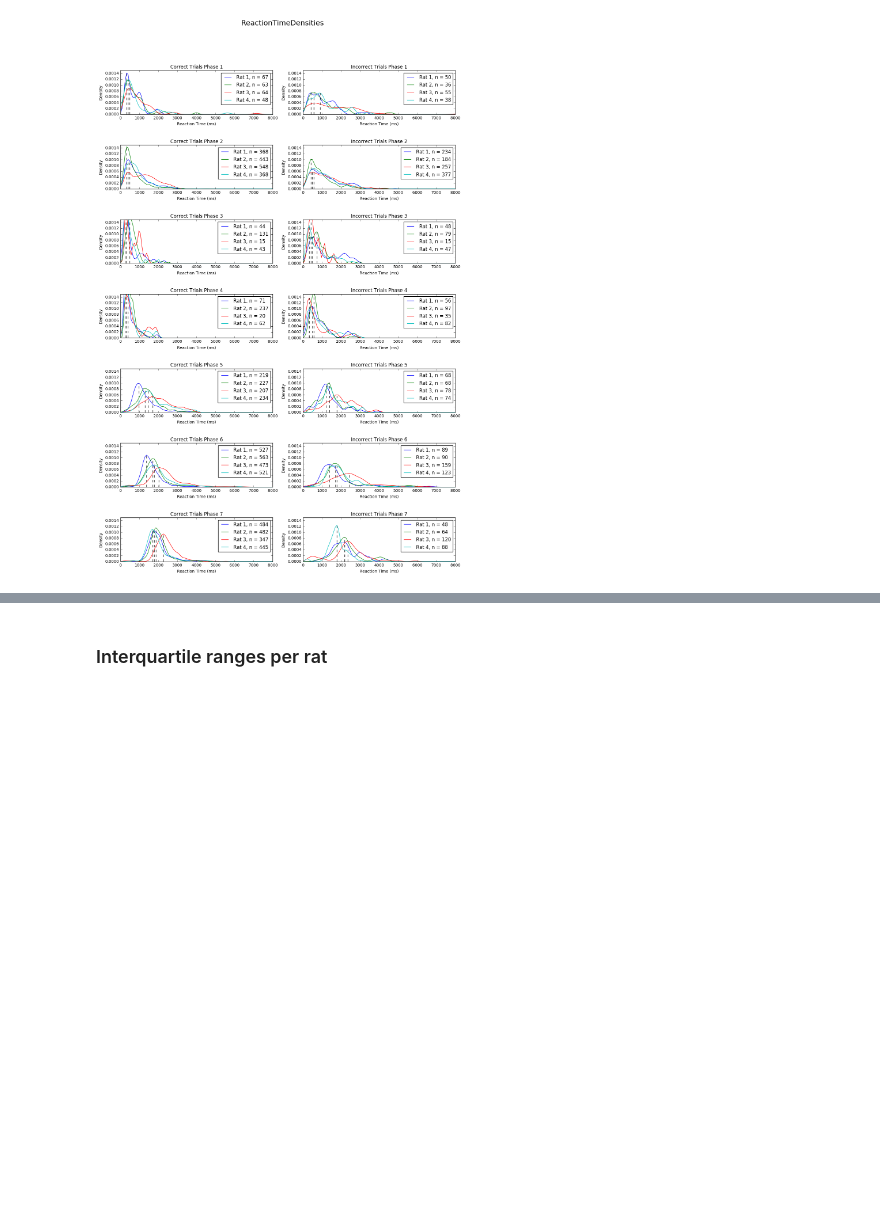
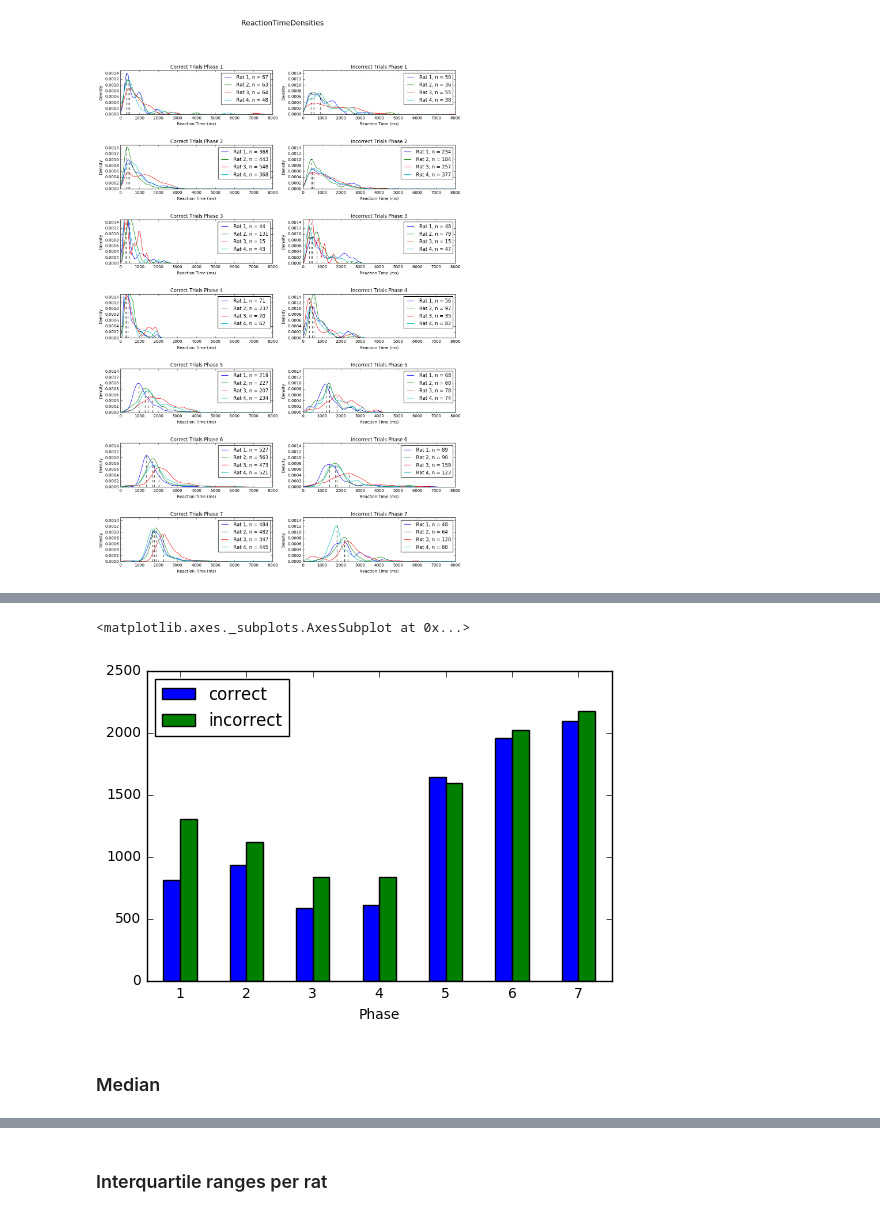
Before and after one commit to estherholleman/An-incremental-training-method-with-automated-extendable-maze-for-training-spatial-behavioral-tasks, a Jupyter notebook: Comparing Reaction Times of Correct and Incorrect Trials.ipynb, the cells around one changed output, grey strips where cells are left out. Cells and saved outputs as stored; diff of their text form; code cells hidden in the pictures; blank space fills up the shorter version.

```diff
--- a/Comparing Reaction Times of Correct and Incorrect Trials.ipynb
+++ b/Comparing Reaction Times of Correct and Incorrect Trials.ipynb
@@ -540,0 +556,11 @@ computeDensityPerPhase(rt, correct, incorrect)
+# %%
+AvgPerAnimal = pd.concat([rt[correct].groupby(level = "Phase").mean(),rt[incorrect].groupby(level = "Phase").mean()], axis = 1, keys =['correct','incorrect'])
+# %%
+AvgAnimal = pd.concat([AvgPerAnimal['correct'].mean(axis = 1),AvgPerAnimal['incorrect'].mean(axis = 1)], axis = 1, keys =['correct','incorrect'])
+# %%
+AvgAnimal.plot(kind = "bar", rot =0)
+# %% [output]
+<matplotlib.axes._subplots.AxesSubplot at 0x...>
+[figure, added]
+# %% [markdown]
+### Median
```
Also changed, not shown: parts of 8 cells of this notebook.
